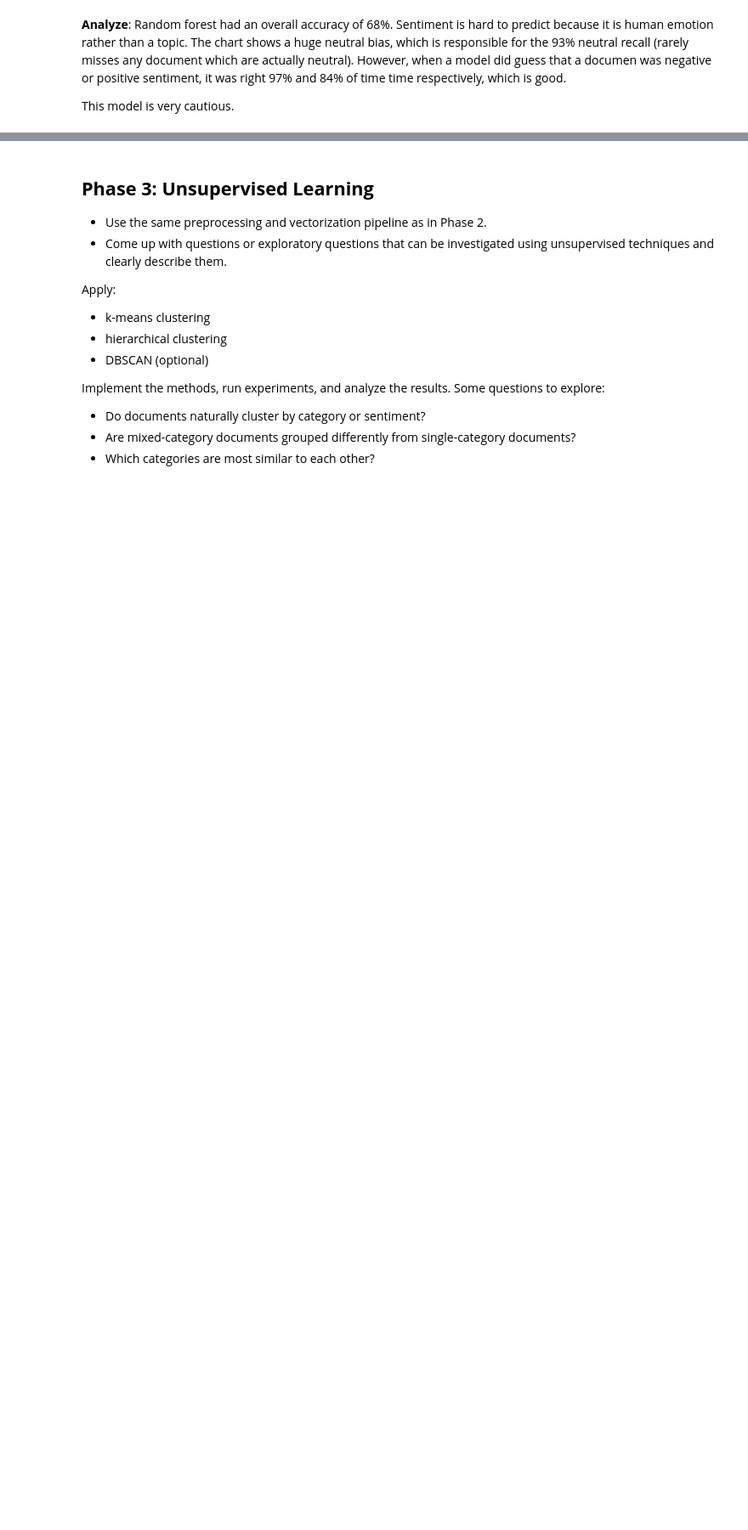
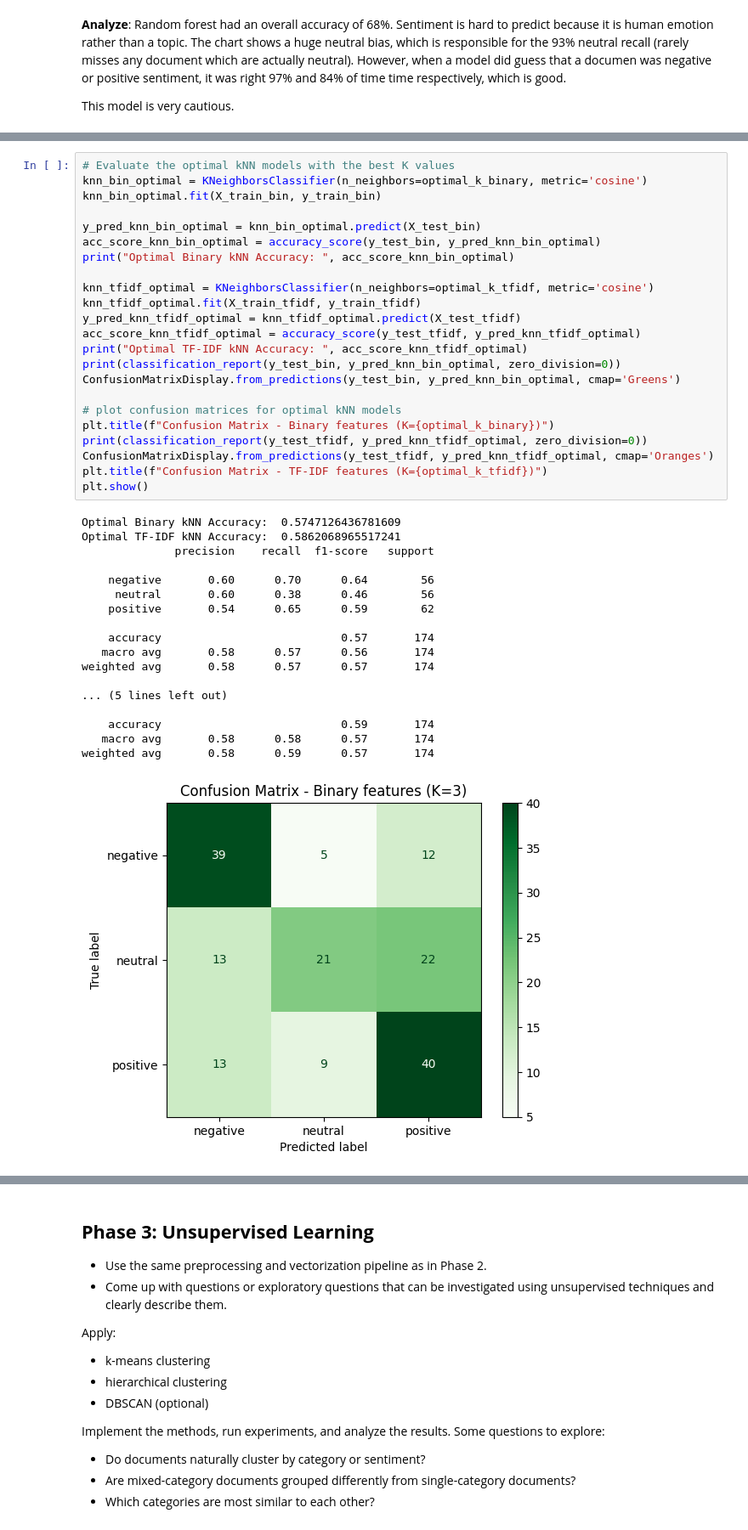
Before and after one commit to christiewong219/Team-5-CS105-Final-Project, a Jupyter notebook: Team5_CS105_Final_Project.ipynb, the cells around one changed output, grey strips where cells are left out. Shown at 85% size. Cells and saved outputs as stored; diff of their text form; blank space fills up the shorter version.

```diff
--- a/Team5_CS105_Final_Project.ipynb
+++ b/Team5_CS105_Final_Project.ipynb
@@ -410,0 +484,42 @@ This model is very cautious.
+# %%
+# Evaluate the optimal kNN models with the best K values
+knn_bin_optimal = KNeighborsClassifier(n_neighbors=optimal_k_binary, metric='cosine')
+knn_bin_optimal.fit(X_train_bin, y_train_bin)
+
+y_pred_knn_bin_optimal = knn_bin_optimal.predict(X_test_bin)
+acc_score_knn_bin_optimal = accuracy_score(y_test_bin, y_pred_knn_bin_optimal)
+print("Optimal Binary kNN Accuracy: ", acc_score_knn_bin_optimal)
+
+knn_tfidf_optimal = KNeighborsClassifier(n_neighbors=optimal_k_tfidf, metric='cosine')
+knn_tfidf_optimal.fit(X_train_tfidf, y_train_tfidf)
+y_pred_knn_tfidf_optimal = knn_tfidf_optimal.predict(X_test_tfidf)
+acc_score_knn_tfidf_optimal = accuracy_score(y_test_tfidf, y_pred_knn_tfidf_optimal)
+print("Optimal TF-IDF kNN Accuracy: ", acc_score_knn_tfidf_optimal)
+print(classification_report(y_test_bin, y_pred_knn_bin_optimal, zero_division=0))
+ConfusionMatrixDisplay.from_predictions(y_test_bin, y_pred_knn_bin_optimal, cmap='Greens')
+
+# plot confusion matrices for optimal kNN models
+plt.title(f"Confusion Matrix - Binary features (K={optimal_k_binary})")
+print(classification_report(y_test_tfidf, y_pred_knn_tfidf_optimal, zero_division=0))
+ConfusionMatrixDisplay.from_predictions(y_test_tfidf, y_pred_knn_tfidf_optimal, cmap='Oranges')
+plt.title(f"Confusion Matrix - TF-IDF features (K={optimal_k_tfidf})")
+plt.show()
+# %% [output]
+Optimal Binary kNN Accuracy:  0.5747126436781609
+Optimal TF-IDF kNN Accuracy:  0.5862068965517241
+              precision    recall  f1-score   support
+
+    negative       0.60      0.70      0.64        56
+     neutral       0.60      0.38      0.46        56
+    positive       0.54      0.65      0.59        62
+
+    accuracy                           0.57       174
+   macro avg       0.58      0.57      0.56       174
+weighted avg       0.58      0.57      0.57       174
+
+... (5 lines left out)
+
+    accuracy                           0.59       174
+   macro avg       0.58      0.58      0.57       174
+weighted avg       0.58      0.59      0.57       174
+[figure, added]
```
Also changed, not shown: parts of 7 cells of this notebook.
